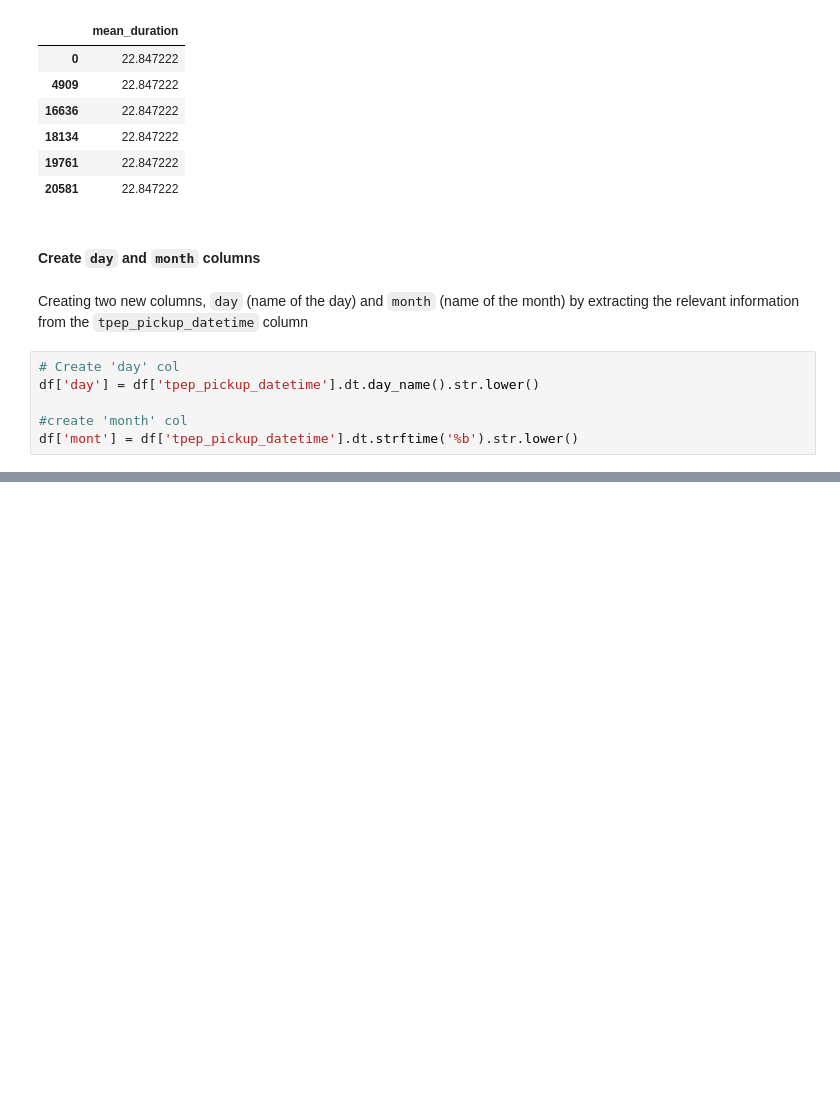
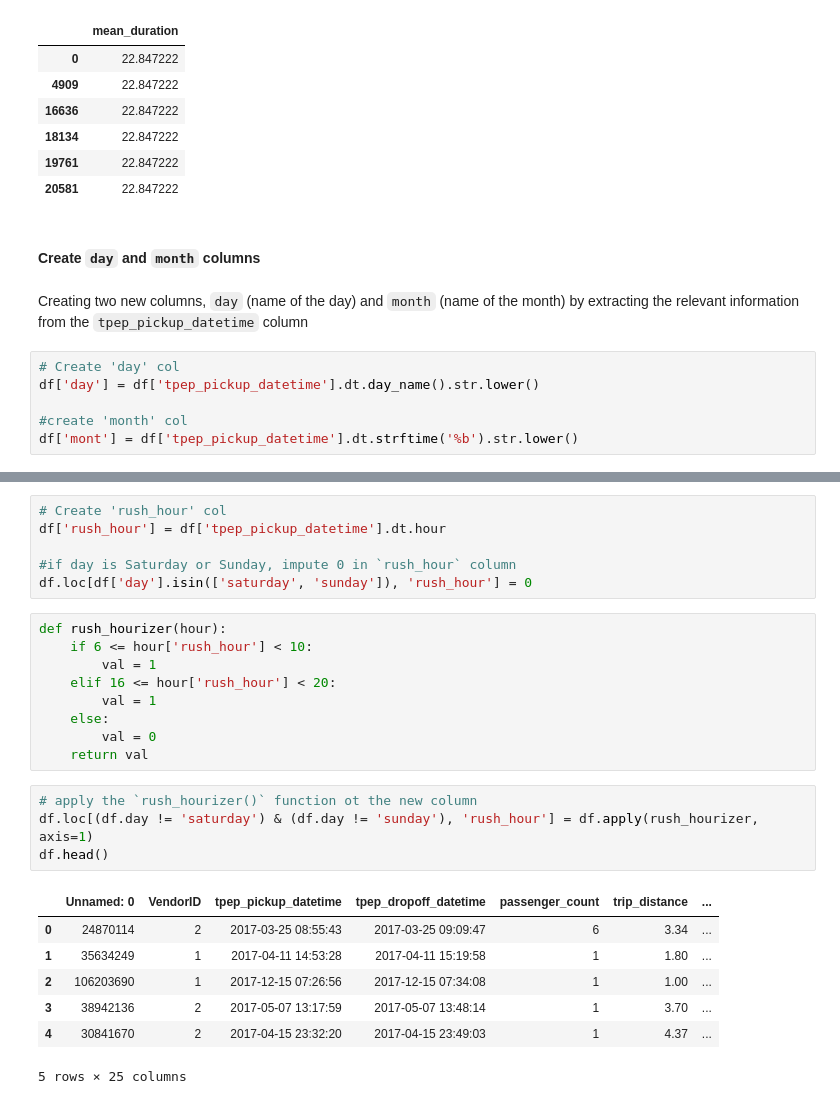
Before and after one commit to PrincelyKitilya/Automatidata-Analysis, a Jupyter notebook: automatidata_analysis.ipynb, the cells around one changed output, grey strips where cells are left out. Cells and saved outputs as stored; diff of their text form; blank space fills up the shorter version.

Commit message:
create rush hour column that contains 1 if ride was in rush hour and 0 if it was not

```diff
--- a/automatidata_analysis.ipynb
+++ b/automatidata_analysis.ipynb
@@ -499,0 +508,27 @@ df['mont'] = df['tpep_pickup_datetime'].dt.strftime('%b').str.lower()
+# %%
+# Create 'rush_hour' col
+df['rush_hour'] = df['tpep_pickup_datetime'].dt.hour
+
+#if day is Saturday or Sunday, impute 0 in `rush_hour` column
+df.loc[df['day'].isin(['saturday', 'sunday']), 'rush_hour'] = 0
+# %%
+def rush_hourizer(hour):
+    if 6 <= hour['rush_hour'] < 10:
+        val = 1
+    elif 16 <= hour['rush_hour'] < 20:
+        val = 1
+    else:
+        val = 0
+    return val
+# %%
+# apply the `rush_hourizer()` function ot the new column
+df.loc[(df.day != 'saturday') & (df.day != 'sunday'), 'rush_hour'] = df.apply(rush_hourizer, axis=1)
+df.head()
+# %% [output]
+|  | Unnamed: 0 | VendorID | tpep_pickup_datetime | tpep_dropoff_datetime | passenger_count | trip_distance | ... |
+| 0 | 24870114 | 2 | 2017-03-25 08:55:43 | 2017-03-25 09:09:47 | 6 | 3.34 | ... |
+| 1 | 35634249 | 1 | 2017-04-11 14:53:28 | 2017-04-11 15:19:58 | 1 | 1.80 | ... |
+| 2 | 106203690 | 1 | 2017-12-15 07:26:56 | 2017-12-15 07:34:08 | 1 | 1.00 | ... |
+| 3 | 38942136 | 2 | 2017-05-07 13:17:59 | 2017-05-07 13:48:14 | 1 | 3.70 | ... |
+| 4 | 30841670 | 2 | 2017-04-15 23:32:20 | 2017-04-15 23:49:03 | 1 | 4.37 | ... |
+5 rows × 25 columns
```
Also changed, not shown: parts of 1 cell of this notebook.
